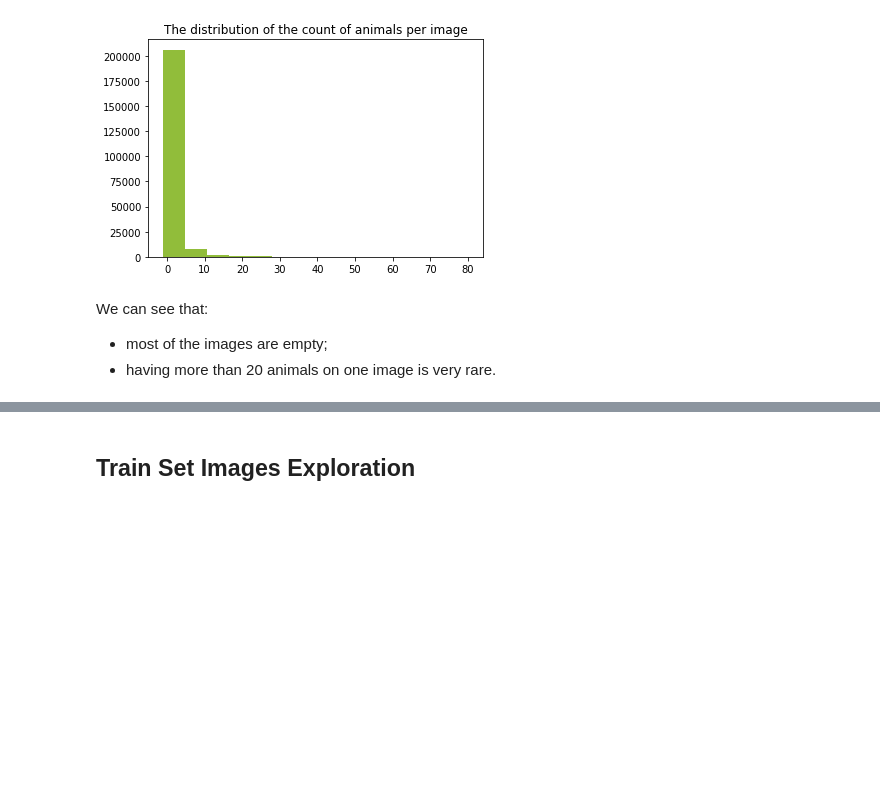
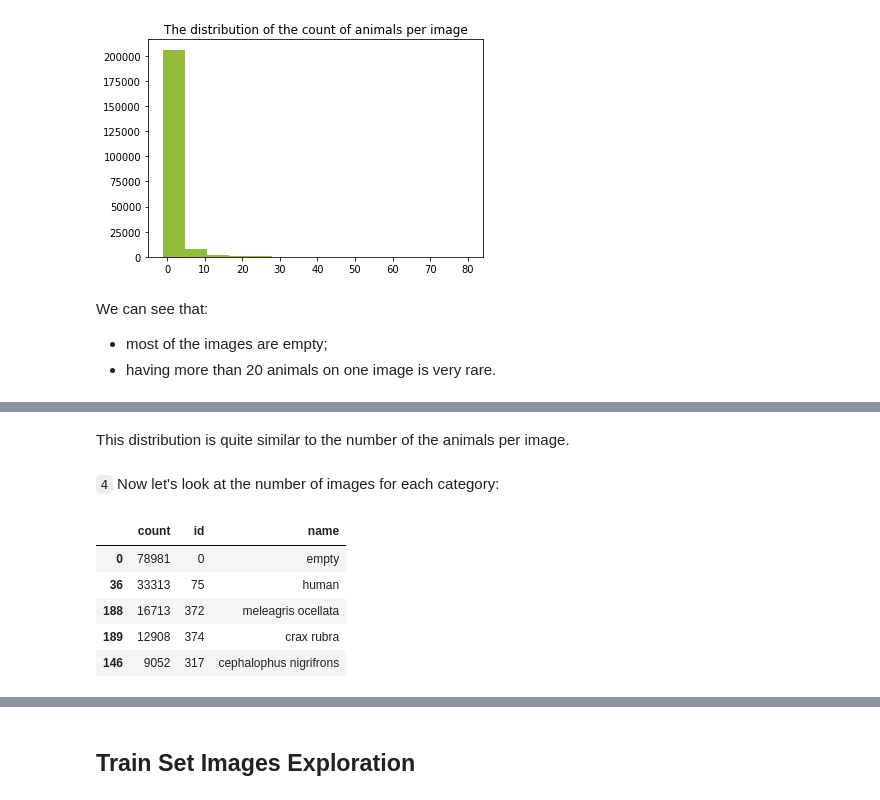
Before and after one commit to Lexie88rus/iWildCam, a Jupyter notebook: iwildcam-eda.ipynb, the cells around one changed output, grey strips where cells are left out. Saved outputs shown, nothing was run; the diff lists cells and outputs as text; code cells hidden in the pictures; blank space fills up the shorter version.

```diff
--- a/iwildcam-eda.ipynb
+++ b/iwildcam-eda.ipynb
@@ -149,0 +174,16 @@ We can see that:
+# %% [markdown]
+This distribution is quite similar to the number of the animals per image.
+# %% [markdown]
+`4` Now let's look at the number of images for each category:
+# %%
+# sort the categories in descending order
+num_categories = train_categories.sort_values(by=['count'], ascending=False)
+# list the top-5
+num_categories.head(5)
+# %% [output]
+|  | count | id | name |
+| 0 | 78981 | 0 | empty |
+| 36 | 33313 | 75 | human |
+| 188 | 16713 | 372 | meleagris ocellata |
+| 189 | 12908 | 374 | crax rubra |
+| 146 | 9052 | 317 | cephalophus nigrifrons |
```
Also changed, not shown: parts of 8 cells of this notebook.
